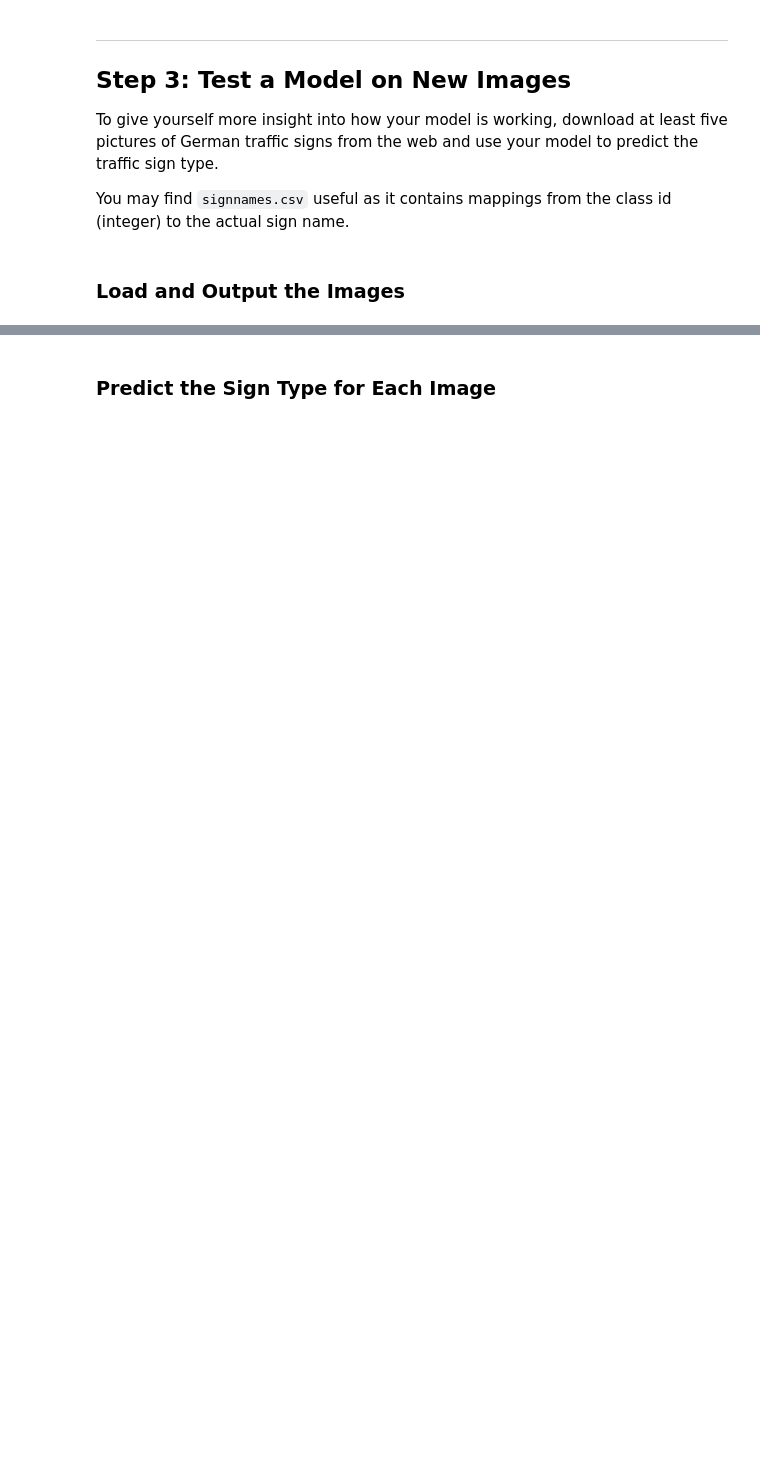
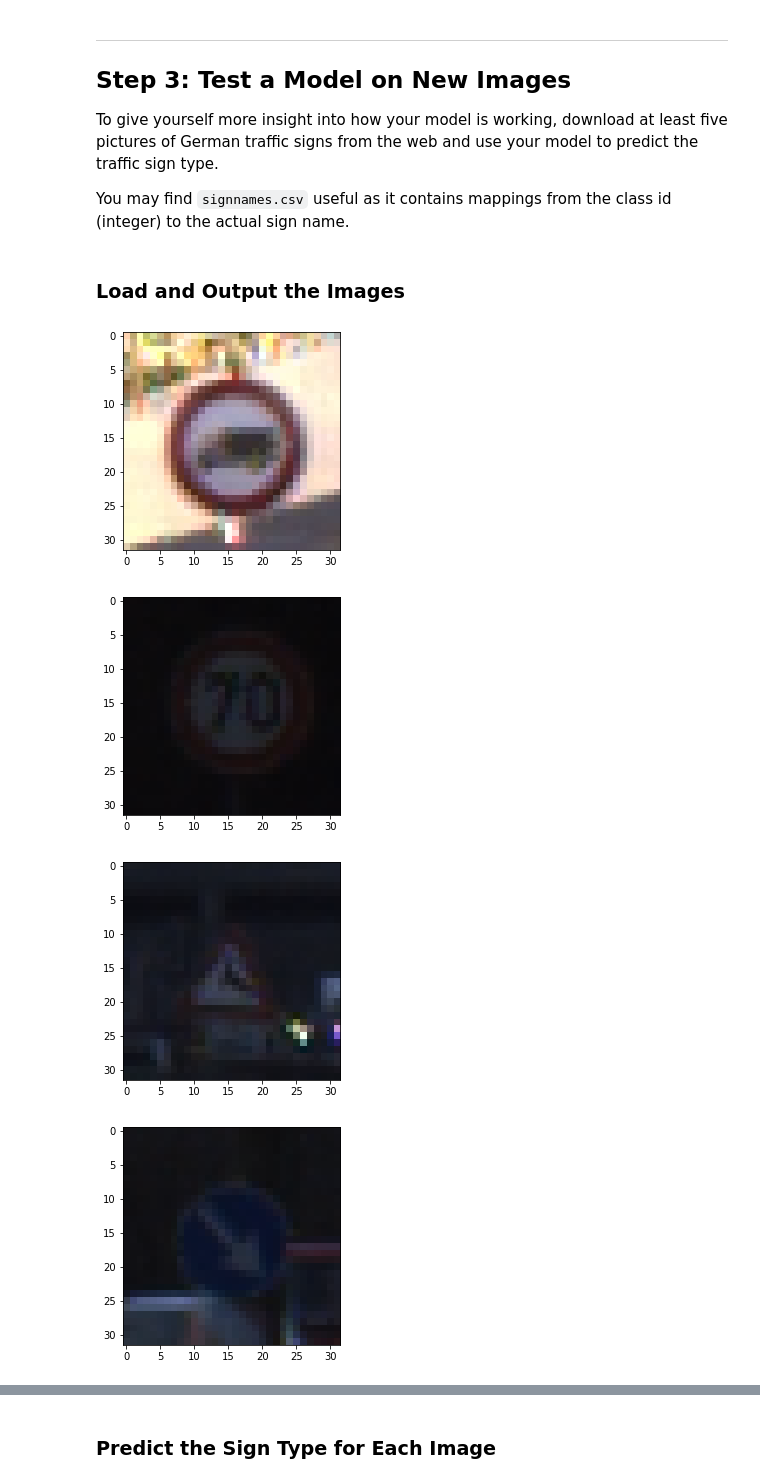
Before and after one commit to ai-tribunsky/self-driving-nanodegree, a Jupyter notebook: Traffic Sign Classifier/Traffic_Sign_Classifier.ipynb, the cells around one changed output, grey strips where cells are left out. Cells and saved outputs as stored; diff of their text form; code cells hidden in the pictures; blank space fills up the shorter version.

```diff
--- a/Traffic Sign Classifier/Traffic_Sign_Classifier.ipynb
+++ b/Traffic Sign Classifier/Traffic_Sign_Classifier.ipynb
@@ -524,0 +460,33 @@ You may find `signnames.csv` useful as it contains mappings from the class id (i
+# %%
+### Load the images and plot them here
+import random
+import glob
+from pathlib import Path
+import cv2
+
+IMAGES_COUNT = 10
+IMAGES_DIR = str(Path().absolute()) + '/test/'
+
+realworld_images = np.zeros((IMAGES_COUNT, 32, 32, 3))
+realworld_labels = np.zeros((IMAGES_COUNT))
+i = 0
+while i < IMAGES_COUNT:
+    image = None
+    while image is None:
+        label = random.randint(0, 42)
+        images = glob.glob(IMAGES_DIR + '0*' + str(label) + '/*.ppm')
+        for img_file in images:
+            img = plt.imread(img_file)
+            if img.shape[0] == 32 and img.shape[1] == 32:
+                image = img
+                break
+    realworld_images[i] = image
+    realworld_labels[i] = label
+    plt.imshow(image)
+    plt.show()
+    i += 1
+# %% [output]
+[figure, added]
+[figure, added]
+[figure, added]
+[figure, added]
```
Also changed, not shown: parts of 12 cells of this notebook, 9 other files.
